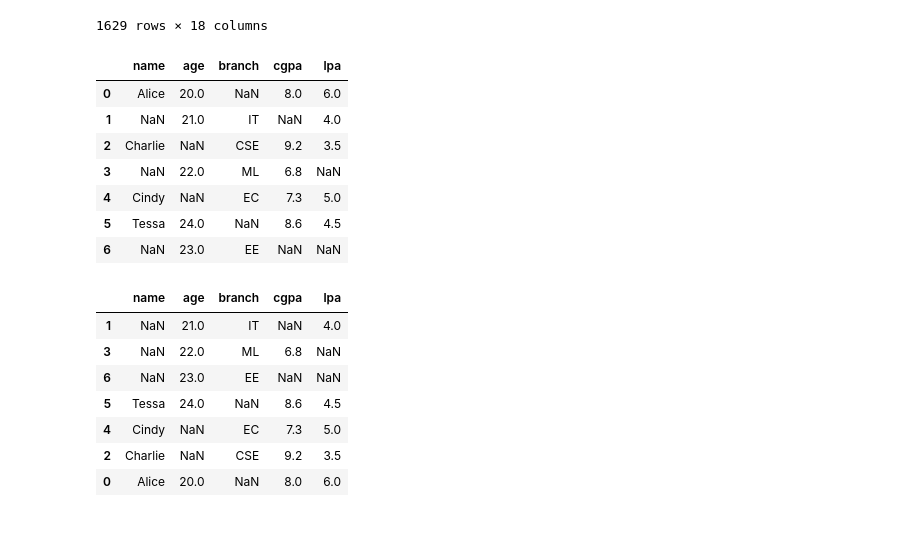
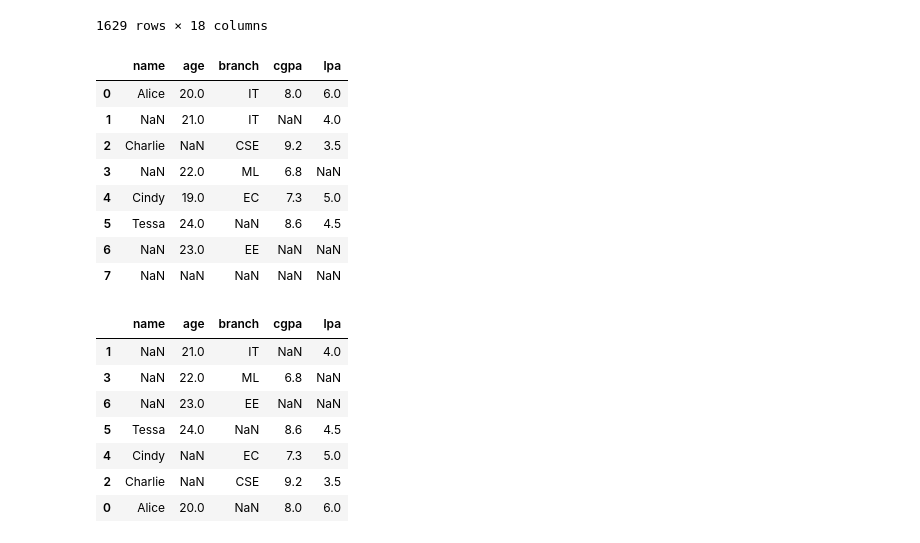
Before and after one commit to Ankitapaul1234/gc_ml, a Jupyter notebook: pandas2.ipynb, the cells around one changed output. Saved outputs shown, nothing was run; the diff lists cells and outputs as text; code cells hidden in the pictures.

```diff
--- a/pandas2.ipynb
+++ b/pandas2.ipynb
@@ -151,22 +173,23 @@ movies.sort_values('title_x',ascending=False)
 # %%
 students = pd.DataFrame(
     {
-    'name': ['Alice', np.nan, 'Charlie', np.nan,'Cindy','Tessa',np.nan],
-    'age': [20, 21, np.nan, 22,np.nan,24,23],
-    'branch': [np.nan,'IT','CSE','ML','EC',np.nan,'EE'],
-    'cgpa' : [8.0,np.nan,9.2,6.8,7.3,8.6,np.nan],
-    'lpa': [6,4,3.5,np.nan,5,4.5,np.nan]
+    'name': ['Alice', np.nan, 'Charlie', np.nan,'Cindy','Tessa',np.nan,np.nan],
+    'age': [20, 21, np.nan, 22,19,24,23,np.nan],
+    'branch': ['IT','IT','CSE','ML','EC',np.nan,'EE',np.nan],
+    'cgpa' : [8.0,np.nan,9.2,6.8,7.3,8.6,np.nan,np.nan],
+    'lpa': [6,4,3.5,np.nan,5,4.5,np.nan,np.nan]
     })
 students
 # %% [output]
 |  | name | age | branch | cgpa | lpa |
-| 0 | Alice | 20.0 | NaN | 8.0 | 6.0 |
+| 0 | Alice | 20.0 | IT | 8.0 | 6.0 |
 | 1 | NaN | 21.0 | IT | NaN | 4.0 |
 | 2 | Charlie | NaN | CSE | 9.2 | 3.5 |
 | 3 | NaN | 22.0 | ML | 6.8 | NaN |
-| 4 | Cindy | NaN | EC | 7.3 | 5.0 |
+| 4 | Cindy | 19.0 | EC | 7.3 | 5.0 |
 | 5 | Tessa | 24.0 | NaN | 8.6 | 4.5 |
 | 6 | NaN | 23.0 | EE | NaN | NaN |
+| 7 | NaN | NaN | NaN | NaN | NaN |
 # %%
 students.sort_values('name',na_position='first',ascending=False)
 # %% [output]
```
Also changed, not shown: parts of 67 cells of this notebook.
